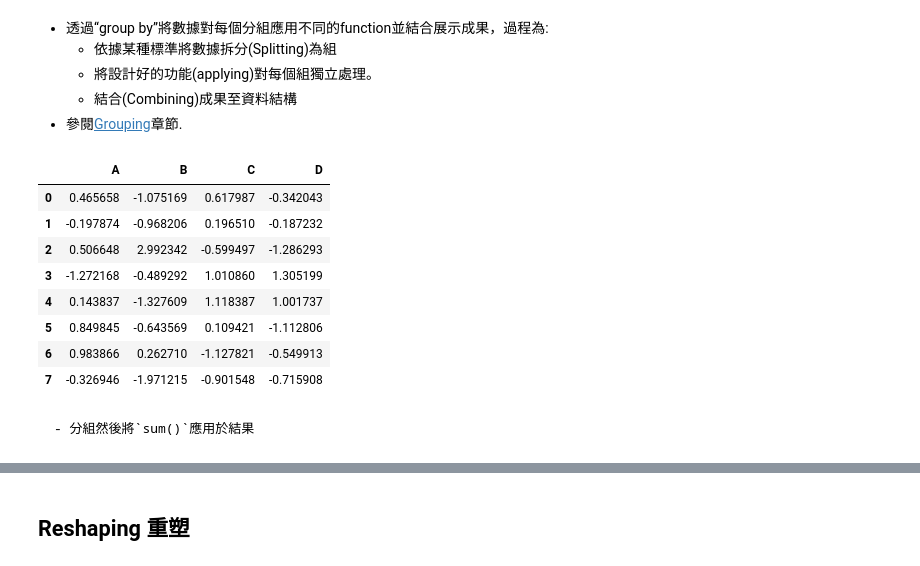
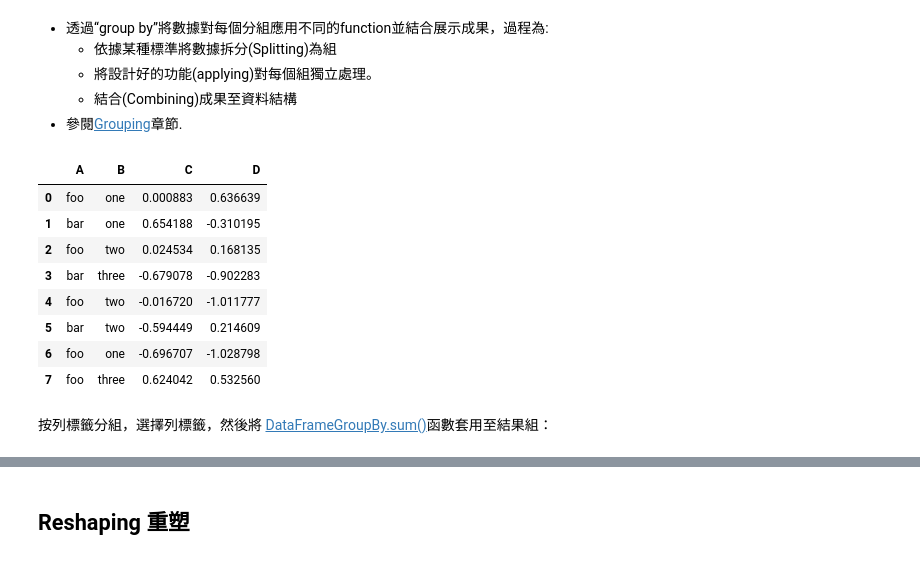
Before and after one commit to willismax/MediaSystem-Python-Course, a Jupyter notebook: 01.Intro-Python/10分鐘Pandas.ipynb, the cells around one changed output, grey strips where cells are left out. Drawn from its saved outputs; the diff is of its cells as text; code cells hidden in the pictures.

```diff
--- a/01.Intro-Python/10分鐘Pandas.ipynb
+++ b/01.Intro-Python/10分鐘Pandas.ipynb
@@ -791,25 +810,27 @@ df.append(s, ignore_index=True) #新增附加在最後一row
     - 結合(Combining)成果至資料結構
 - 參閱[Grouping](https://pandas.pydata.org/pandas-docs/stable/user_guide/groupby.html#groupby)章節.
 # %%
-pd.DataFrame(
+df = pd.DataFrame(
     {
         'A': ['foo', 'bar', 'foo', 'bar', 'foo', 'bar', 'foo', 'foo'],
         'B': ['one', 'one', 'two', 'three', 'two', 'two', 'one', 'three'],
         'C': np.random.randn(8),
-        'D': np.random.randn(8)})
+        'D': np.random.randn(8)
+        }
+    )
 df
 # %% [output]
 |  | A | B | C | D |
-| 0 | 0.465658 | -1.075169 | 0.617987 | -0.342043 |
-| 1 | -0.197874 | -0.968206 | 0.196510 | -0.187232 |
-| 2 | 0.506648 | 2.992342 | -0.599497 | -1.286293 |
-| 3 | -1.272168 | -0.489292 | 1.010860 | 1.305199 |
-| 4 | 0.143837 | -1.327609 | 1.118387 | 1.001737 |
-| 5 | 0.849845 | -0.643569 | 0.109421 | -1.112806 |
-| 6 | 0.983866 | 0.262710 | -1.127821 | -0.549913 |
-| 7 | -0.326946 | -1.971215 | -0.901548 | -0.715908 |
+| 0 | foo | one | 0.000883 | 0.636639 |
+| 1 | bar | one | 0.654188 | -0.310195 |
+| 2 | foo | two | 0.024534 | 0.168135 |
+| 3 | bar | three | -0.679078 | -0.902283 |
+| 4 | foo | two | -0.016720 | -1.011777 |
+| 5 | bar | two | -0.594449 | 0.214609 |
+| 6 | foo | one | -0.696707 | -1.028798 |
+| 7 | foo | three | 0.624042 | 0.532560 |
-# %% [markdown]
-    - 分組然後將`sum()`應用於結果
+# %% [markdown]
+按列標籤分組，選擇列標籤，然後將 [DataFrameGroupBy.sum()](https://pandas.pydata.org/pandas-docs/stable/reference/api/pandas.core.groupby.DataFrameGroupBy.sum.html#pandas.core.groupby.DataFrameGroupBy.sum)函數套用至結果組：
 # %%
 df.groupby('A').sum()
 # %% [output]
```
Also changed, not shown: parts of 69 cells of this notebook.
